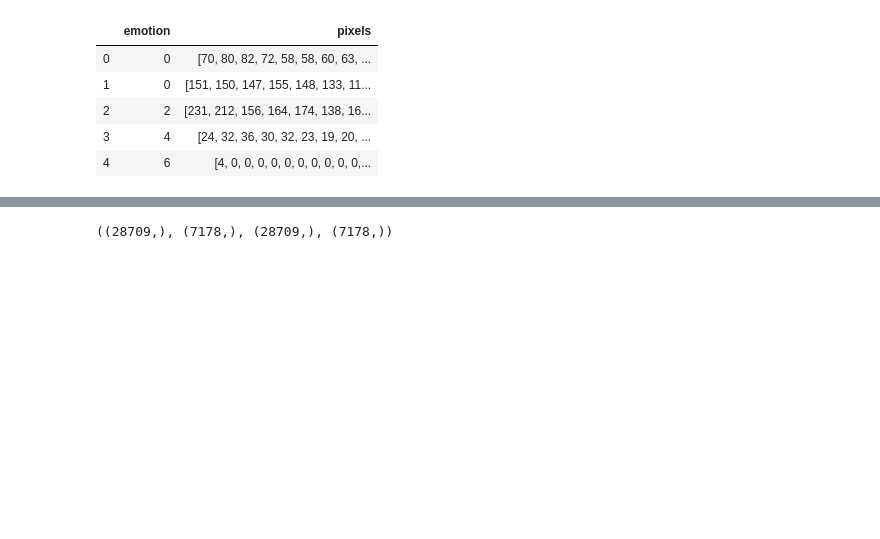
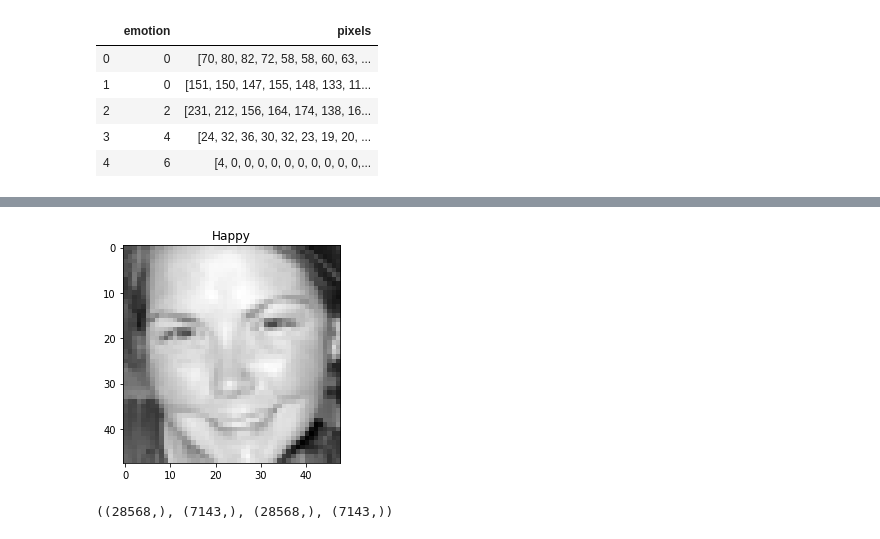
Before and after one commit to karencfisher/face_express, a Jupyter notebook: notebooks/conv_model1.ipynb, the cells around one changed output, grey strips where cells are left out. Saved outputs shown, nothing was run; the diff lists cells and outputs as text; code cells hidden in the pictures; blank space fills up the shorter version.

```diff
--- a/notebooks/conv_model1.ipynb
+++ b/notebooks/conv_model1.ipynb
@@ -44,0 +41,11 @@ displayImage(df, classes)
+# %%
+# Majority rule
+def makeClasses(votes):
+  probs = []
+  for row in range(votes.shape[0]):
+    # put any contempt votes to disgust
+    votes[row][5] += votes[row][7]
+    y = np.argmax(votes[row][:7])
+    probs.append(y)
+
+  return np.array(probs)
@@ -45,3 +73,7 @@ displayImage(df, classes)
+# %%
+showExample(fer2013_new, 8)
+# %% [output]
+[figure, added]
 # %%
 from sklearn.model_selection import train_test_split
 from sklearn.metrics import accuracy_score
@@ -53,12 +85,13 @@ from tensorflow.keras.callbacks import EarlyStopping, ModelCheckpoint
 # %%
-x_train, x_test, y_train, y_test = train_test_split(df['pixels'],
-                                                    df['emotion'],
+x_train, x_test, y_train, y_test = train_test_split(fer2013_new['pixels'],
+                                                    fer2013_new['emotion'],
                                                     test_size=0.2,
-                                                    random_state=42)
+                                                    random_state=42,
+                                                    stratify=fer2013_new['emotion'])
 
 x_train.shape, x_test.shape, y_train.shape, y_test.shape
 # %% [output]
-((28709,), (7178,), (28709,), (7178,))
+((28568,), (7143,), (28568,), (7143,))
 # %%
 clf = DummyClassifier()
 clf.fit(x_train, y_train)
```
Also changed, not shown: parts of 20 cells of this notebook, 9 other files.
